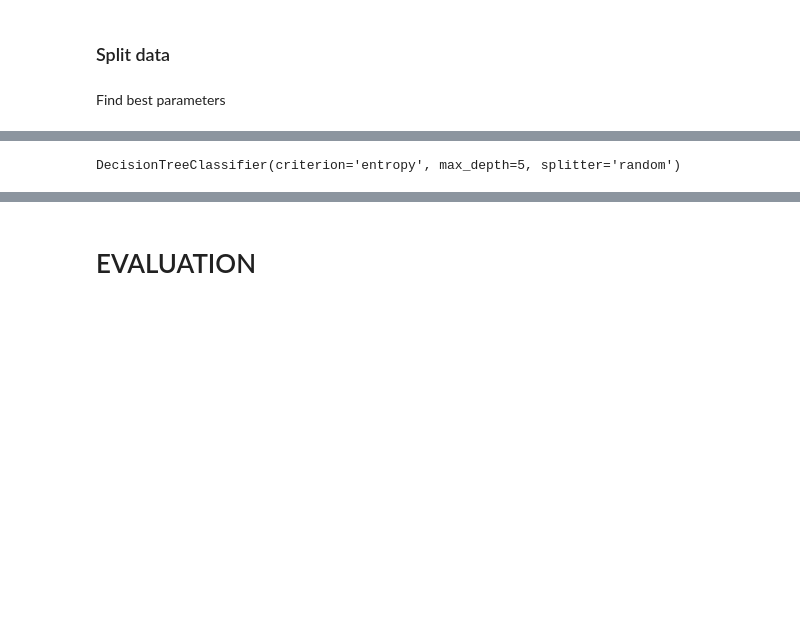
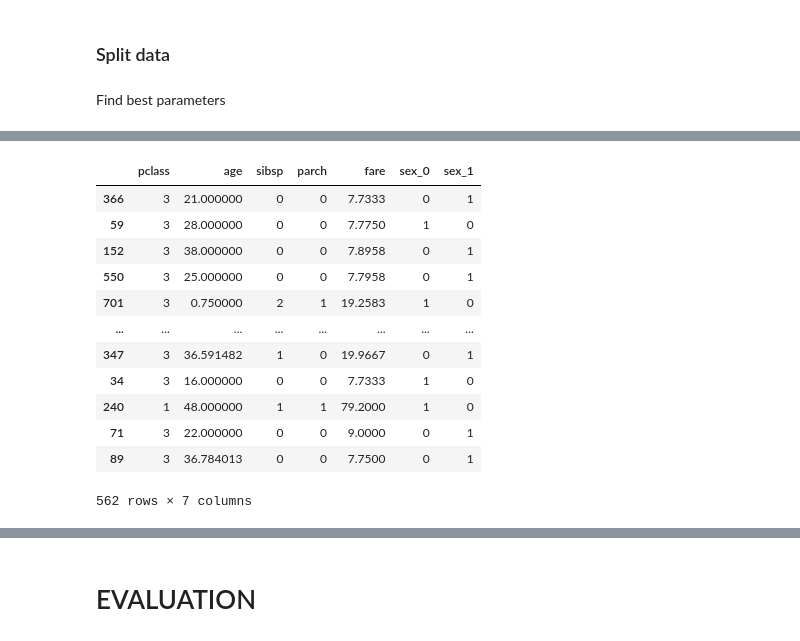
Before and after one commit to bumbac/VZD-ML, a Jupyter notebook: 02/homework_02_B201.ipynb, the cells around one changed output, grey strips where cells are left out. Saved outputs shown, nothing was run; the diff lists cells and outputs as text; code cells hidden in the pictures; blank space fills up the shorter version.

```diff
--- a/02/homework_02_B201.ipynb
+++ b/02/homework_02_B201.ipynb
@@ -189,9 +290,10 @@ from sklearn.model_selection import train_test_split
 import sklearn.metrics as metrics
 import time
 
-
-rd_seed = int(time.time())
-Xtrain, Xtest, ytrain, ytest = train_test_split(Xdata, ydata, test_size=0.25, random_state=rd_seed)
-Xtrain, Xval, ytrain, yval = train_test_split(Xtrain, ytrain, test_size=0.25, random_state=rd_seed)
+rd_seed = random_seed
+XDtrain, XDtest, yDtrain, yDtest = train_test_split(Xdist, ydist, test_size=0.25, random_state=rd_seed)
+XDtrain, XDval, yDtrain, yDval = train_test_split(XDtrain, yDtrain, test_size=0.25, random_state=rd_seed)
+XKtrain, XKtest, yKtrain, yKtest = train_test_split(Xknn, yknn, test_size=0.25, random_state=rd_seed)
+XKtrain, XKval, yKtrain, yKval = train_test_split(XKtrain, yKtrain, test_size=0.25, random_state=rd_seed)
 # %% [markdown]
 Find best parameters
@@ -215,0 +300,4 @@ dt.get_params()
+# %%
+dtD = DecisionTreeClassifier()
+dtK = DecisionTreeClassifier()
+dtD.get_params()
@@ -235,8 +346,0 @@ for params in param_comb:
-# %%
-best_val = val_acc[0][0]
-best_param = val_acc[0][1]
-for i in range(len(val_acc)):
-    if best_val < val_acc[i][0]:
-        best_val = val_acc[i][0]
-        best_param = val_acc[i][1]
-        print(best_val)
@@ -246,0 +347,21 @@ for i in range(len(val_acc)):
+# %%
+best_valD = val_accD[0][0]
+best_paramD = val_accD[0][1]
+best_valK = val_accK[0][0]
+best_paramK = val_accK[0][1]
+best_param = best_paramK
+for i in range(len(val_accD)):
+    if best_valD < val_accD[i][0]:
+        best_valD = val_accD[i][0]
+        best_paramD = val_accD[i][1]
+        print('D: ' + str(best_valD))
+    if best_valK < val_accK[i][0]:
+        best_valK = val_accK[i][0]
+        best_paramK = val_accK[i][1]
+        print('K: ' + str(best_valK))
+if best_valK > best_valD:
+    print("BEST IS kNN value filler\nwith accuracy: " + str(best_valK))
+    best_param = best_paramK
+else:
+    print("BEST IS dist value filler\nwith accuracy: " + str(best_valD))
+    best_param = best_paramD
@@ -247,8 +376,21 @@ for i in range(len(val_acc)):
 # %%
 dt = DecisionTreeClassifier(max_depth=best_param['max_depth'],
     criterion=best_param['criterion'],splitter=best_param['splitter'],
     min_samples_split=best_param['min_samples'])
-dt.fit(Xtrain, ytrain)
+dt.fit(XKtrain, yKtrain)
+XKtrain
 # %% [output]
+|  | pclass | age | sibsp | parch | fare | sex_0 | sex_1 |
+| 366 | 3 | 21.000000 | 0 | 0 | 7.7333 | 0 | 1 |
+| 59 | 3 | 28.000000 | 0 | 0 | 7.7750 | 1 | 0 |
+| 152 | 3 | 38.000000 | 0 | 0 | 7.8958 | 0 | 1 |
+| 550 | 3 | 25.000000 | 0 | 0 | 7.7958 | 0 | 1 |
+| 701 | 3 | 0.750000 | 2 | 1 | 19.2583 | 1 | 0 |
+| ... | ... | ... | ... | ... | ... | ... | ... |
+| 347 | 3 | 36.591482 | 1 | 0 | 19.9667 | 0 | 1 |
+| 34 | 3 | 16.000000 | 0 | 0 | 7.7333 | 1 | 0 |
+| 240 | 1 | 48.000000 | 1 | 1 | 79.2000 | 1 | 0 |
+| 71 | 3 | 22.000000 | 0 | 0 | 9.0000 | 0 | 1 |
+| 89 | 3 | 36.784013 | 0 | 0 | 7.7500 | 0 | 1 |
-DecisionTreeClassifier(criterion='entropy', max_depth=5, splitter='random')
+562 rows × 7 columns
 # %%
```
Also changed, not shown: parts of 51 cells of this notebook, 1 other file.
